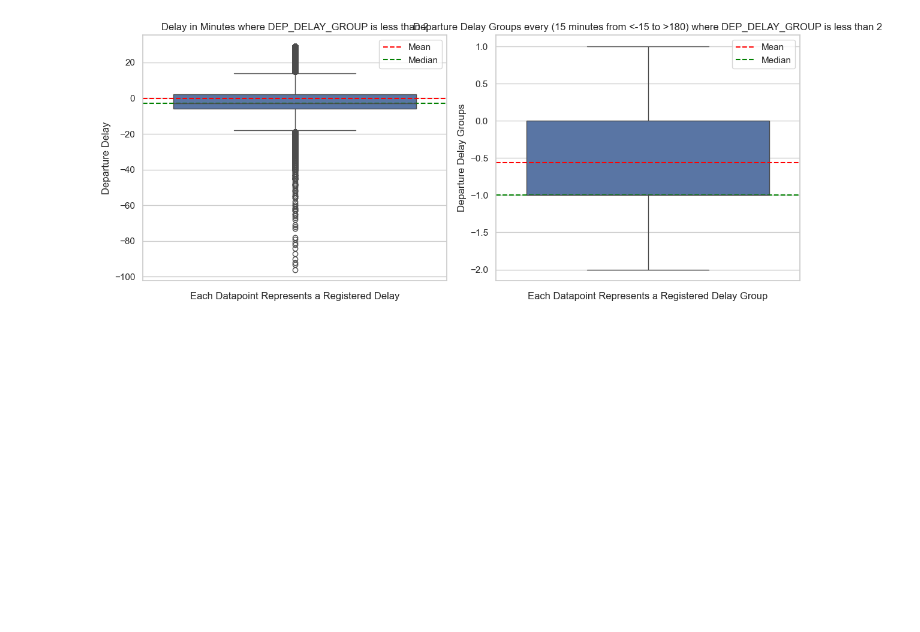
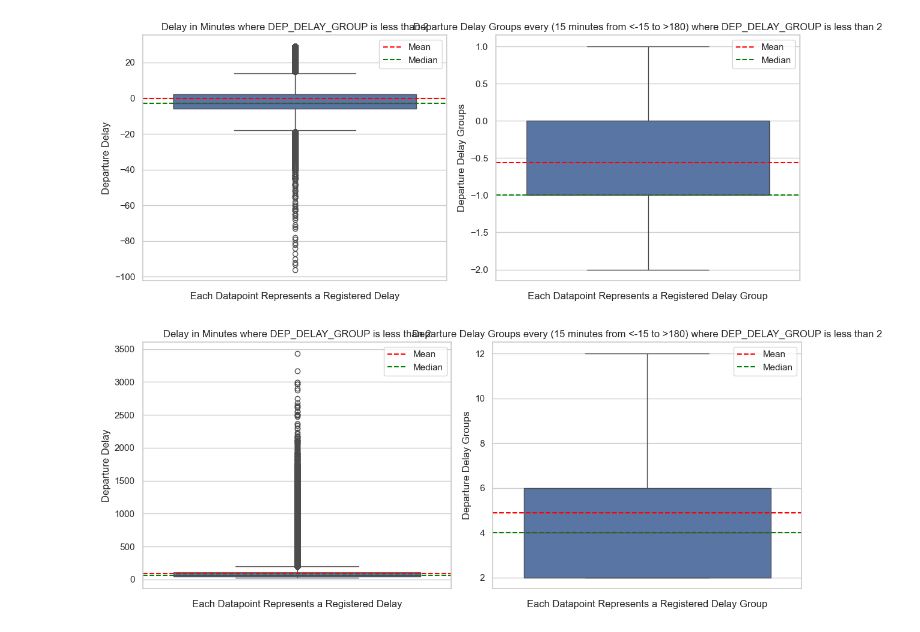
Before and after one commit to MohammedGuniem/Prediction-of-On-time-Flight-Performance, a Jupyter notebook: notebooks/Visualization.ipynb, the cells around one changed output. Saved outputs shown, nothing was run; the diff lists cells and outputs as text; code cells hidden in the pictures; blank space fills up the shorter version.

Commit message:
added 2 box plots to visualize the difference in distribution between delays higher than 15 minutes and delays below that

```diff
--- a/notebooks/Visualization.ipynb
+++ b/notebooks/Visualization.ipynb
@@ -601,3 +601,37 @@ plt.tight_layout()
 plt.show()
 # %% [output]
 [figure]
+# %%
+# Set up the figure and axes
+fig, axes = plt.subplots(1, 2, figsize=(12, 5))
+
+# View box plot of DEP_DELAY where DEP_DELAY_GROUP is bigger than or equal to 2
+dep_delay = df[df['DEP_DELAY_GROUP'] >= 2]['DEP_DELAY']
+
+sns.boxplot(data=dep_delay, ax=axes[0])
+mean_of_departure_delay = dep_delay.mean()
+axes[0].axhline(mean_of_departure_delay, color='red', linestyle='--', label='Mean')
+median_of_departure_delay = dep_delay.median()
+axes[0].axhline(median_of_departure_delay, color='green', linestyle='--', label='Median')
+axes[0].set_title('Delay in Minutes where DEP_DELAY_GROUP is less than 2')
+axes[0].set_xlabel('Each Datapoint Represents a Registered Delay')
+axes[0].set_ylabel('Departure Delay')
+axes[0].legend()
+
+# View box plot of DEP_DELAY_GROUP is bigger than or equal to 2
+dep_delay_group = df[df['DEP_DELAY_GROUP'] >= 2]['DEP_DELAY_GROUP']
+sns.boxplot(data=dep_delay_group, ax=axes[1])
+mean_of_departure_delay_group = dep_delay_group.mean()
+axes[1].axhline(mean_of_departure_delay_group, color='red', linestyle='--', label='Mean')
+median_of_departure_delay_group = dep_delay_group.median()
+axes[1].axhline(median_of_departure_delay_group, color='green', linestyle='--', label='Median')
+axes[1].set_title('Departure Delay Groups every (15 minutes from <-15 to >180) where DEP_DELAY_GROUP is less than 2')
+axes[1].set_xlabel('Each Datapoint Represents a Registered Delay Group')
+axes[1].set_ylabel('Departure Delay Groups')
+axes[1].legend()
+
+# Display the plots
+plt.tight_layout()
+plt.show()
+# %% [output]
+[figure, added]
```
